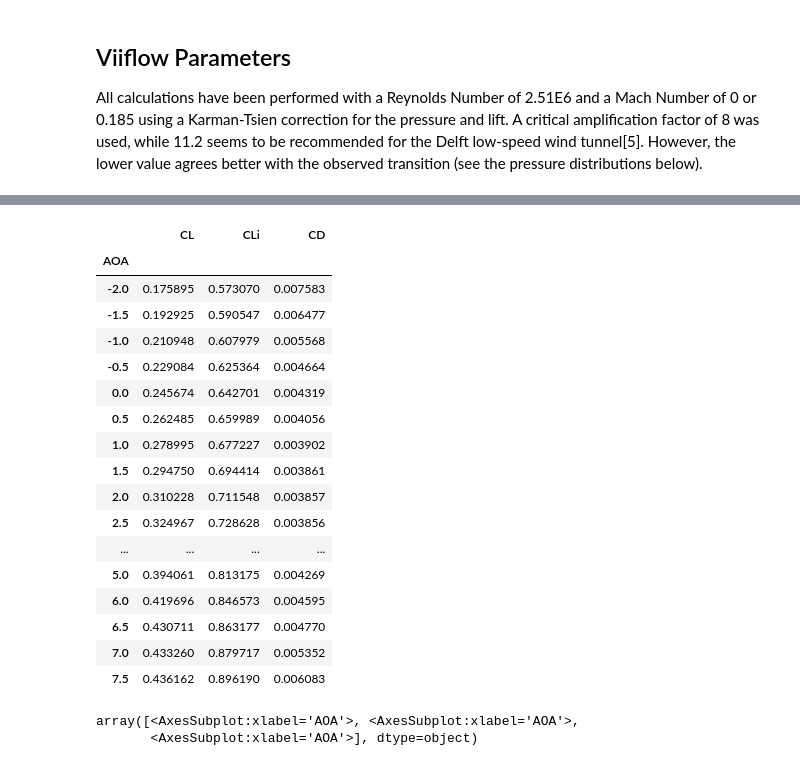
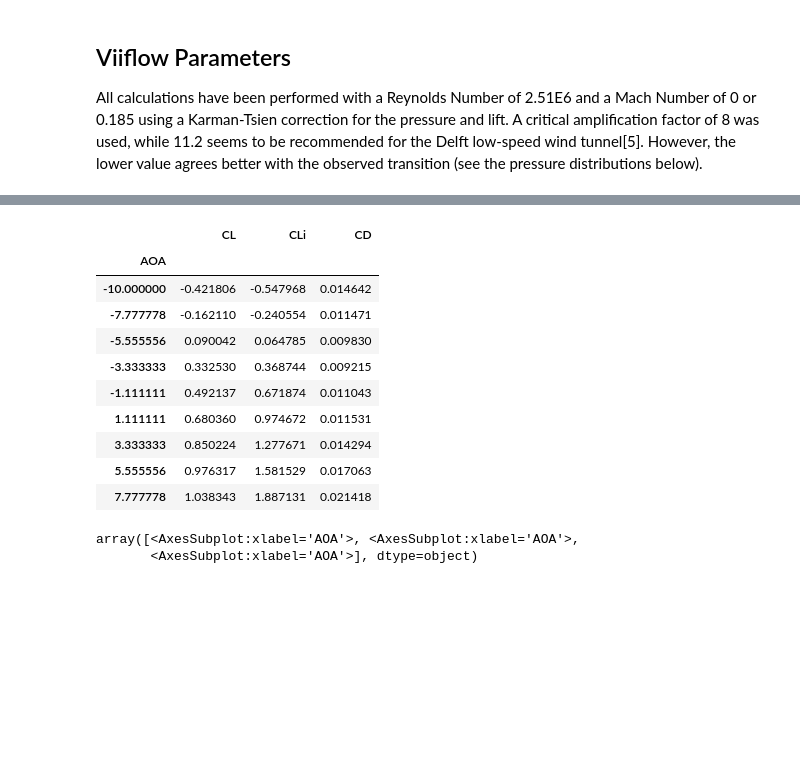
Before and after one commit to KikeM/high_lift, a Jupyter notebook: notebooks/multi-element.ipynb, the cells around one changed output, grey strips where cells are left out. Drawn from its saved outputs; the diff is of its cells as text; code cells hidden in the pictures; blank space fills up the shorter version.

```diff
--- a/notebooks/multi-element.ipynb
+++ b/notebooks/multi-element.ipynb
@@ -16,11 +16,11 @@ import logging
 logging.getLogger().setLevel(logging.INFO)
 # %%
 # Read and panel airfoil data
-MAIN = main_selig = vft.read_selig("main_element.dat")[:,::-1]
-# MAIN = vft.repanel(main_selig, N = 200, TEFAC=1.0)[:,::-1] #180
+MAIN = vft.read_selig("main_element.dat")
+MAIN = vft.repanel(MAIN, N = 200)[:,::-1] #180
 
-FLAP0 = vft.read_selig("flap.dat")[:,::-1]
-# FLAP0 = vft.repanel(vft.read_selig("NLR7301FlapECARP.dat"),220)[:,::-1] #150
+#FLAP0 = vft.read_selig("flap.dat")[:,::-1]
+FLAP0 = vft.repanel(vft.read_selig("NLR7301FlapECARP.dat"), N = 220)[:,::-1] #150
 # %% [markdown]
 The authors note an offset in the change in distance between flap and main airfoil, as well as a change in twist on the flap.
 This change is applied below, by shifting and rotating the flap.
@@ -57,8 +57,9 @@ def rotate(deg, center, x):
 
     return moved
 
-FLAP = rotate(-0.25, center, FLAP0)
-FLAP[1, :] += 0.0025
+FLAP = rotate(-5, center, FLAP0)
+#FLAP[1, :] += 0.0025
+FLAP[1, :] += 0.25
 
 # Plot geometry
 fig, ax = plt.subplots(1, 1)
@@ -78,17 +79,21 @@ However, the lower value agrees better with the observed transition (see the pre
 # Settings
 RE = 2.51e6
 ncrit = 8
-Mach = 0.0
-AOArange = np.arange(start=-2, stop=17, step=0.5)
+MACH_0 = 0.185
+# AOArange = np.arange(start=-2, stop=17, step=0.5)
+AOA_start = -10.0
+AOA_stop = 10.0
+N = 10
+AOArange = np.linspace(start = AOA_start, stop = AOA_stop, num = N)
 
-setup = vf.setup(Re=RE, Ncrit=ncrit, Ma=Mach, Alpha=AOArange[0], Itermax=1000)
+setup = vf.setup(Re=RE, Ncrit=ncrit, Ma=MACH_0, Alpha=AOArange[0], Itermax=1000)
 setup.Silent = True  # Do not show information on convergence and iterations
 
 # RFOIL-type shear lag fits the measurement slightly better (lower maximum lift)
 setup.ShearLagType = 1
 
 results = {}  # Dictionary of results
-Mach_vec = [0, 0.185]
+Mach_vec = [MACH_0]
 res13 = {}
 for mach in Mach_vec:
 
@@ -107,9 +112,10 @@ for mach in Mach_vec:
     for alpha in AOArange:
 
         setup.Alpha = alpha
+        print(f"alpha: {alpha}")
 
         if Init:
-            [p, bl, xn] = vf.init([FLAP], setup)
+            [p, bl, xn] = vf.init([MAIN, FLAP], setup)
             Init = False
 
         res = None
@@ -122,5 +128,5 @@ for mach in Mach_vec:
             results[mach]["CL"].append(p.CL)
             results[mach]["CLi"].append(p.CLi)
             results[mach]["CD"].append(bl[0].CD)
-            #  print('AOA %2.2f CL %f'%(alpha,p.CL))
+            print('AOA %2.2f CL %f'%(alpha,p.CL))
 # %% [output]
@@ -145,22 +152,15 @@ LinAlgError: Singular matrix
 # %%
-pd.DataFrame(results[0]).set_index("AOA")
+pd.DataFrame(results[MACH_0]).set_index("AOA")
 # %% [output]
 |  | CL | CLi | CD |
 | AOA |  |  |  |
-| -2.0 | 0.175895 | 0.573070 | 0.007583 |
-| -1.5 | 0.192925 | 0.590547 | 0.006477 |
-| -1.0 | 0.210948 | 0.607979 | 0.005568 |
-| -0.5 | 0.229084 | 0.625364 | 0.004664 |
-| 0.0 | 0.245674 | 0.642701 | 0.004319 |
-| 0.5 | 0.262485 | 0.659989 | 0.004056 |
-| 1.0 | 0.278995 | 0.677227 | 0.003902 |
-| 1.5 | 0.294750 | 0.694414 | 0.003861 |
-| 2.0 | 0.310228 | 0.711548 | 0.003857 |
-| 2.5 | 0.324967 | 0.728628 | 0.003856 |
-| ... | ... | ... | ... |
-| 5.0 | 0.394061 | 0.813175 | 0.004269 |
-| 6.0 | 0.419696 | 0.846573 | 0.004595 |
-| 6.5 | 0.430711 | 0.863177 | 0.004770 |
-| 7.0 | 0.433260 | 0.879717 | 0.005352 |
-| 7.5 | 0.436162 | 0.896190 | 0.006083 |
+| -10.000000 | -0.421806 | -0.547968 | 0.014642 |
+| -7.777778 | -0.162110 | -0.240554 | 0.011471 |
+| -5.555556 | 0.090042 | 0.064785 | 0.009830 |
+| -3.333333 | 0.332530 | 0.368744 | 0.009215 |
+| -1.111111 | 0.492137 | 0.671874 | 0.011043 |
+| 1.111111 | 0.680360 | 0.974672 | 0.011531 |
+| 3.333333 | 0.850224 | 1.277671 | 0.014294 |
+| 5.555556 | 0.976317 | 1.581529 | 0.017063 |
+| 7.777778 | 1.038343 | 1.887131 | 0.021418 |
 # %%
```
Also changed, not shown: parts of 4 cells of this notebook, 1 other file.
